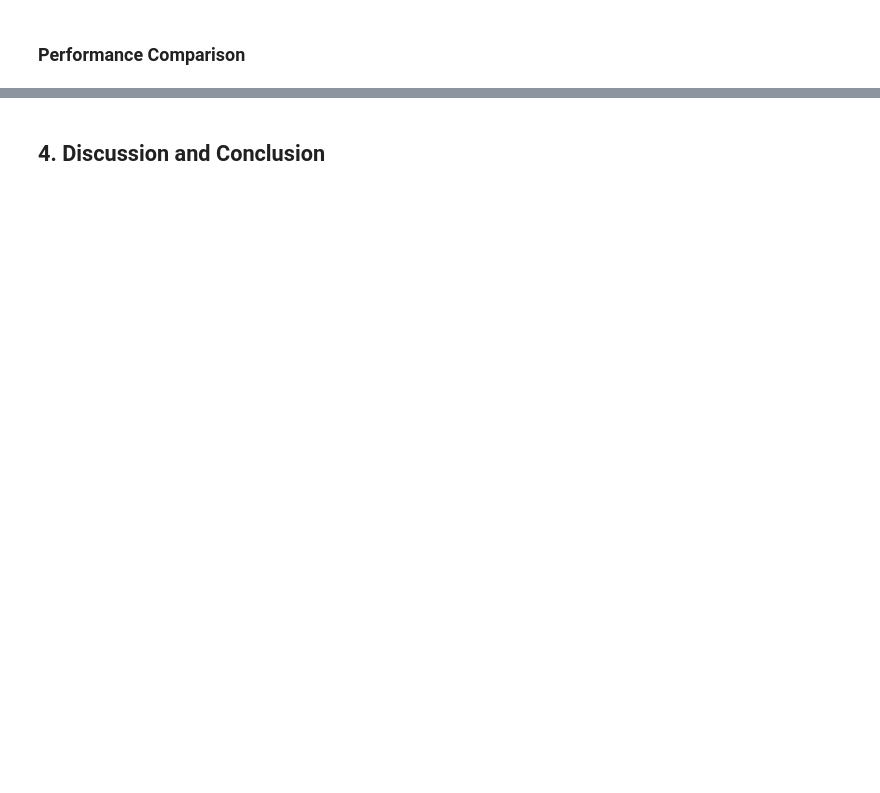
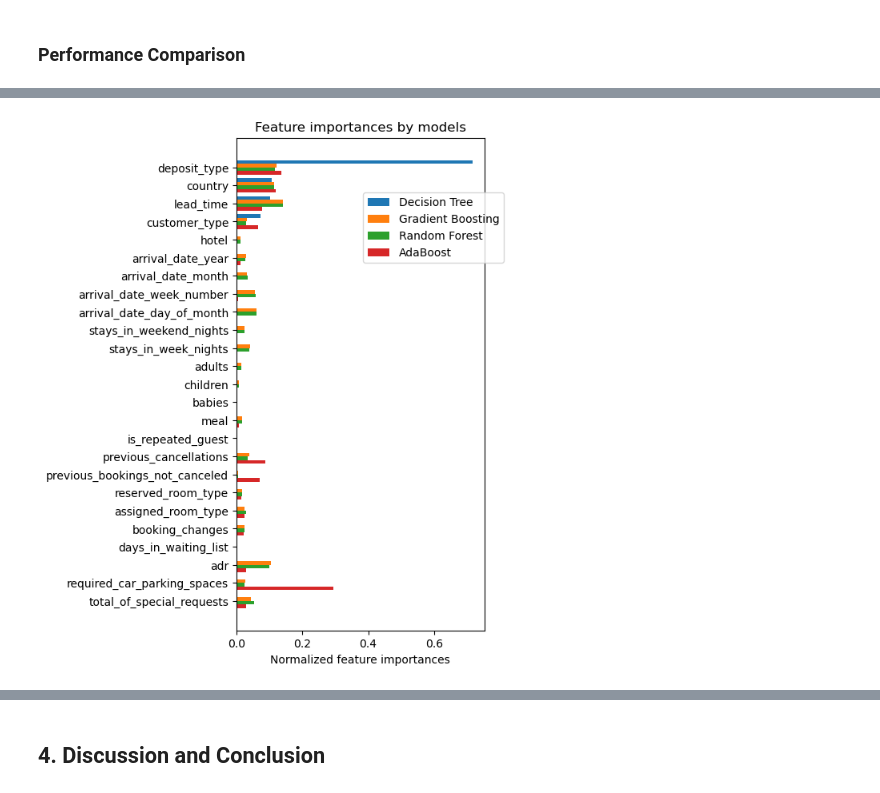
Before and after one commit to SharronX/DTSA-5509-Final-Project, a Jupyter notebook: DTSA5509_FinalProject_HotelBooking.ipynb, the cells around one changed output, grey strips where cells are left out. Drawn from its saved outputs; the diff is of its cells as text; code cells hidden in the pictures; blank space fills up the shorter version.

```diff
--- a/DTSA5509_FinalProject_HotelBooking.ipynb
+++ b/DTSA5509_FinalProject_HotelBooking.ipynb
@@ -407,0 +432,45 @@ plt.show()
+# %%
+# Run final model to check feature importances
+
+Adaclf = AdaBoostClassifier(n_estimators=200, algorithm="SAMME").fit(X_train, y_train)
+GBclf = GradientBoostingClassifier(n_estimators=200, **grid_GB.best_params_).fit(X_train, y_train)
+RFclf = RandomForestClassifier(n_estimators=200, **grid_RF.best_params_).fit(X_train, y_train)
+# %%
+dtfi= list(zip(DecisionTreeclf.feature_names_in_, DecisionTreeclf.feature_importances_))
+dtfi= sorted(dtfi, reverse=True, key= lambda x: x[1])
+
+sortedFeatures = [x[0] for x in dtfi]
+
+GBfi= dict(zip(GBclf.feature_names_in_, GBclf.feature_importances_))
+RFfi= dict(zip(RFclf.feature_names_in_, RFclf.feature_importances_))
+adafi= dict(zip(Adaclf.feature_names_in_, Adaclf.feature_importances_))
+dtfi= dict(zip(DecisionTreeclf.feature_names_in_, DecisionTreeclf.feature_importances_))
+
+featureImportances = {
+    'Gradient Boosting': [GBfi[x] for x in sortedFeatures],
+    'Random Forest': [RFfi[x] for x in sortedFeatures],
+    'AdaBoost': [adafi[x] for x in sortedFeatures],
+    'Decision Tree': [dtfi[x] for x in sortedFeatures],
+}
+
+y = np.arange(len(sortedFeatures)-1, -1, -1)  # the label locations
+width = 0.2  # the width of the bars
+multiplier = len(featureImportances)-1
+
+fig, ax = plt.subplots(figsize=(4,8))
+
+for model in ["Decision Tree", "Gradient Boosting", "Random Forest", "AdaBoost"]:
+    offset = width * multiplier
+    rects = ax.barh(y + offset, featureImportances[model], width, label=model)
+    # ax.bar_label(rects, padding=3)
+    multiplier -= 1
+
+# Add some text for labels, title and custom x-axis tick labels, etc.
+ax.set_xlabel('Normalized feature importances')
+ax.set_title('Feature importances by models')
+ax.set_yticks(y + 1.5*width, sortedFeatures)
+ax.legend(bbox_to_anchor=(1.1, 0.9))
+
+plt.show()
+# %% [output]
+[figure, added]
```
Also changed, not shown: parts of 32 cells of this notebook.
